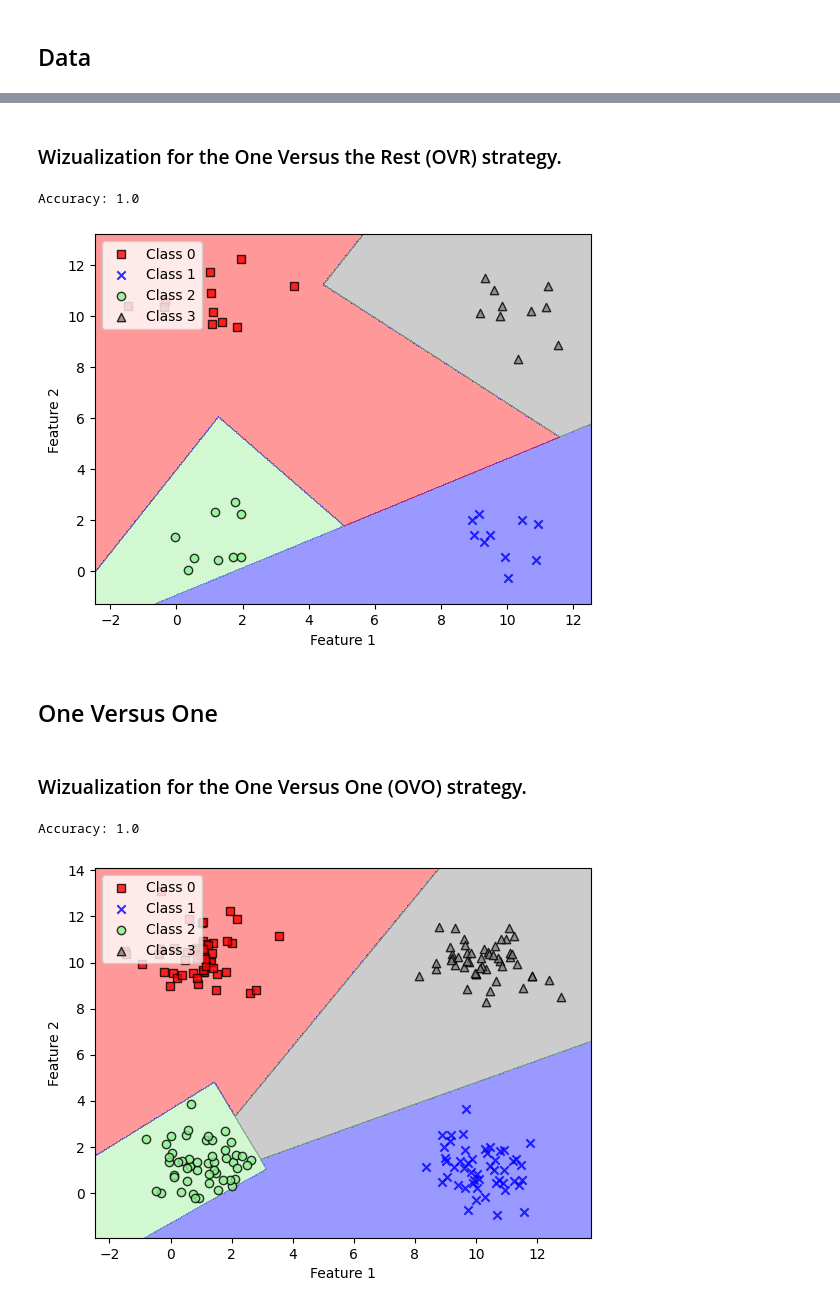
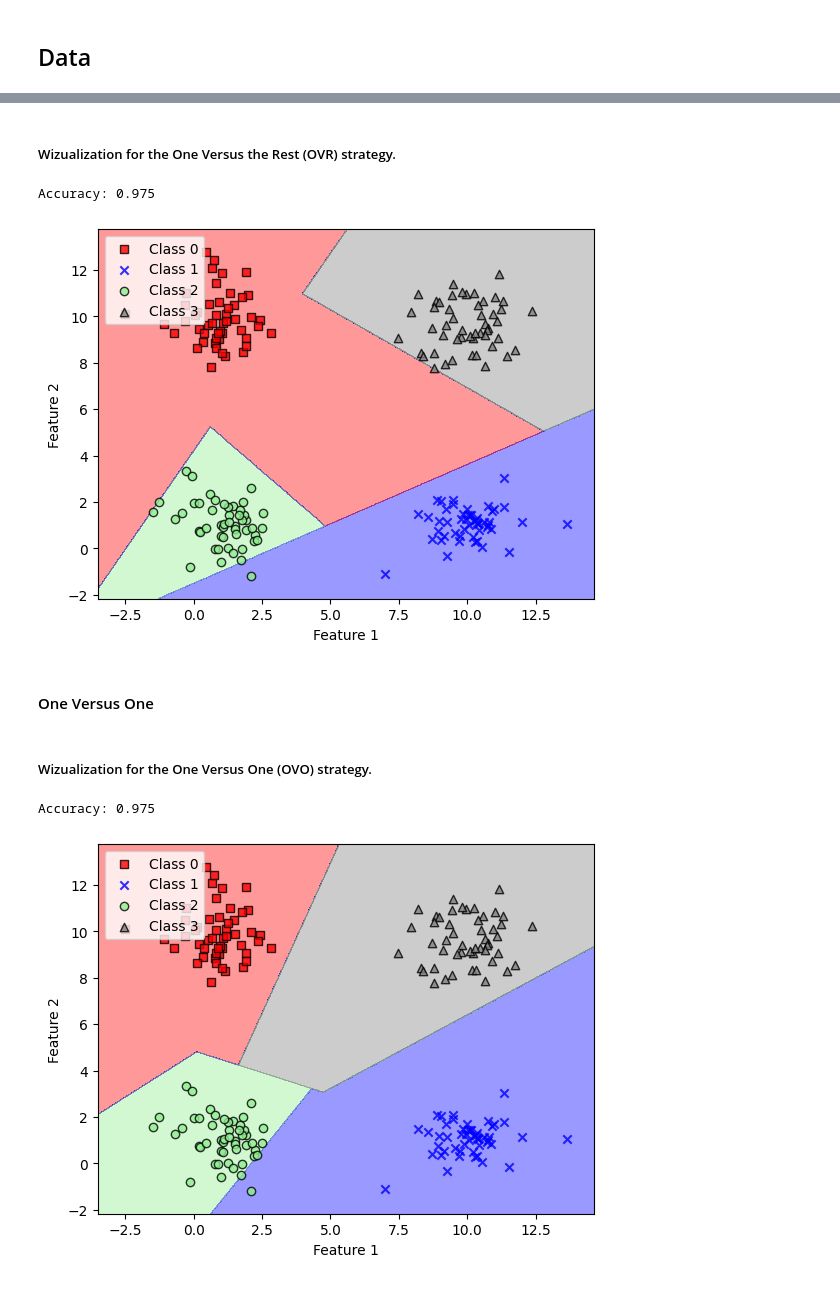
Before and after one commit to OlekZima/Pjatk-MIW, a Jupyter notebook: 03 projekt 2/project_02.ipynb, the cells around one changed output, grey strips where cells are left out. Drawn from its saved outputs; the diff is of its cells as text; code cells hidden in the pictures.

```diff
--- a/03 projekt 2/project_02.ipynb
+++ b/03 projekt 2/project_02.ipynb
@@ -73,41 +7,3 @@ class Perceptron:
-# %%
-def plot_decision_regions(X, y, classifier, resolution=0.02):
-    """
-    Rysowanie regionów decyzyjnych klasyfikatora.
-
-    Parametry:
-    - X: Macierz cech danych.
-    - y: Wektor etykiet klas danych.
-    - classifier: Obiekt klasyfikatora z metodami fit i predict.
-    - resolution: Rozdzielczość siatki.
-    """
-    # Setup marker generator and color map
-    markers = ('s', 'x', 'o', '^', 'v')
-    colors = ('red', 'blue', 'lightgreen', 'gray', 'cyan')
-    cmap = ListedColormap(colors[:len(np.unique(y))])
-
-    # Tworzenie siatki punktów do pokolorowania
-    x1_min, x1_max = X[:, 0].min() - 1, X[:, 0].max() + 1
-    x2_min, x2_max = X[:, 1].min() - 1, X[:, 1].max() + 1
-    xx1, xx2 = np.meshgrid(np.arange(x1_min, x1_max, resolution),
-                           np.arange(x2_min, x2_max, resolution))
-    Z = classifier.predict(np.array([xx1.ravel(), xx2.ravel()]).T)
-    Z = Z.reshape(xx1.shape)
-
-    plt.contourf(xx1, xx2, Z, alpha=0.4, cmap=cmap)
-    plt.xlim(xx1.min(), xx1.max())
-    plt.ylim(xx2.min(), xx2.max())
-
-    # Rysowanie próbek klasy
-    for idx, cl in enumerate(np.unique(y)):
-        plt.scatter(x=X[y == cl, 0], y=X[y == cl, 1],
-                    alpha=0.8, c=colors[idx],
-                    marker=markers[idx], label=f'Class {cl}', edgecolor='black')
-
-    plt.xlabel('Feature 1')
-    plt.ylabel('Feature 2')
-    plt.legend(loc='upper left')
-    plt.show()
 # %% [markdown]
 ## Data
 # %%
@@ -176,17 +182,17 @@ class OneVersusTheRest:
         total = len(y)
         return correct / total
 # %% [markdown]
-### Wizualization for the One Versus the Rest (OVR) strategy.
+##### Wizualization for the One Versus the Rest (OVR) strategy.
 # %%
 ovr = OneVersusTheRest(y)
 ovr.train(X_train, y_train)
 print(f"Accuracy: {ovr.accuracy(X_test, y_test)}")
 
-plot_decision_regions(X_test, y_test, ovr)
+plot_decision_regions(X, y, ovr)
 # %% [output]
-Accuracy: 1.0
+Accuracy: 0.975
-[figure, old version]
+[figure, new version]
 # %% [markdown]
-## One Versus One
+#### One Versus One
 # %%
 from itertools import combinations
@@ -252,13 +259,13 @@ class OneVersusOne:
         total = len(y)
         return correct / total
 # %% [markdown]
-### Wizualization for the One Versus One (OVO) strategy.
+##### Wizualization for the One Versus One (OVO) strategy.
 # %%
 ovo = OneVersusOne(Perceptron, 4)
 ovo.train(X_train, y_train)
 print(f"Accuracy: {ovo.accuracy(X_test, y_test)}")
 
-plot_decision_regions(X_test, y_test, ovo)
+plot_decision_regions(X, y, ovo)
 # %% [output]
-Accuracy: 1.0
+Accuracy: 0.975
-[figure, old version]
+[figure, new version]
```
Also changed, not shown: parts of 14 cells of this notebook.
